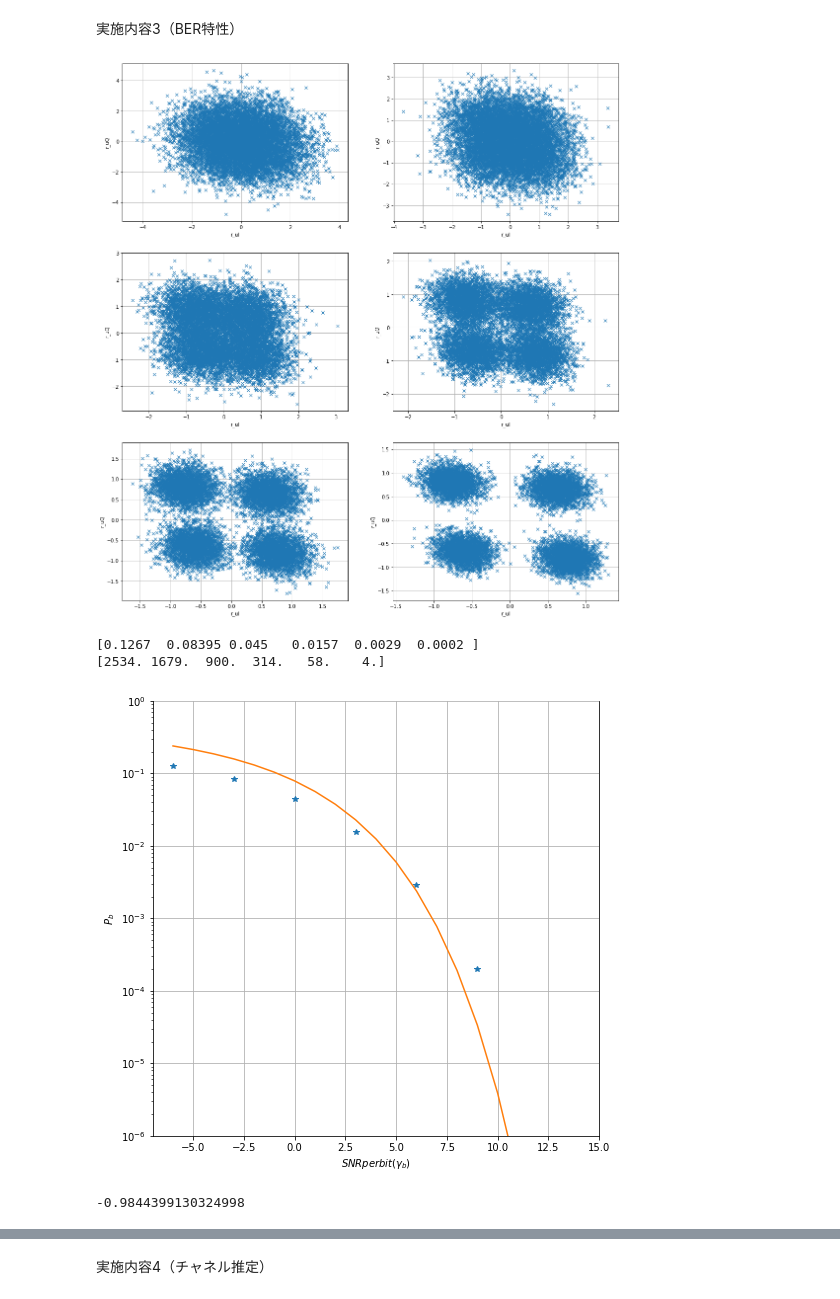
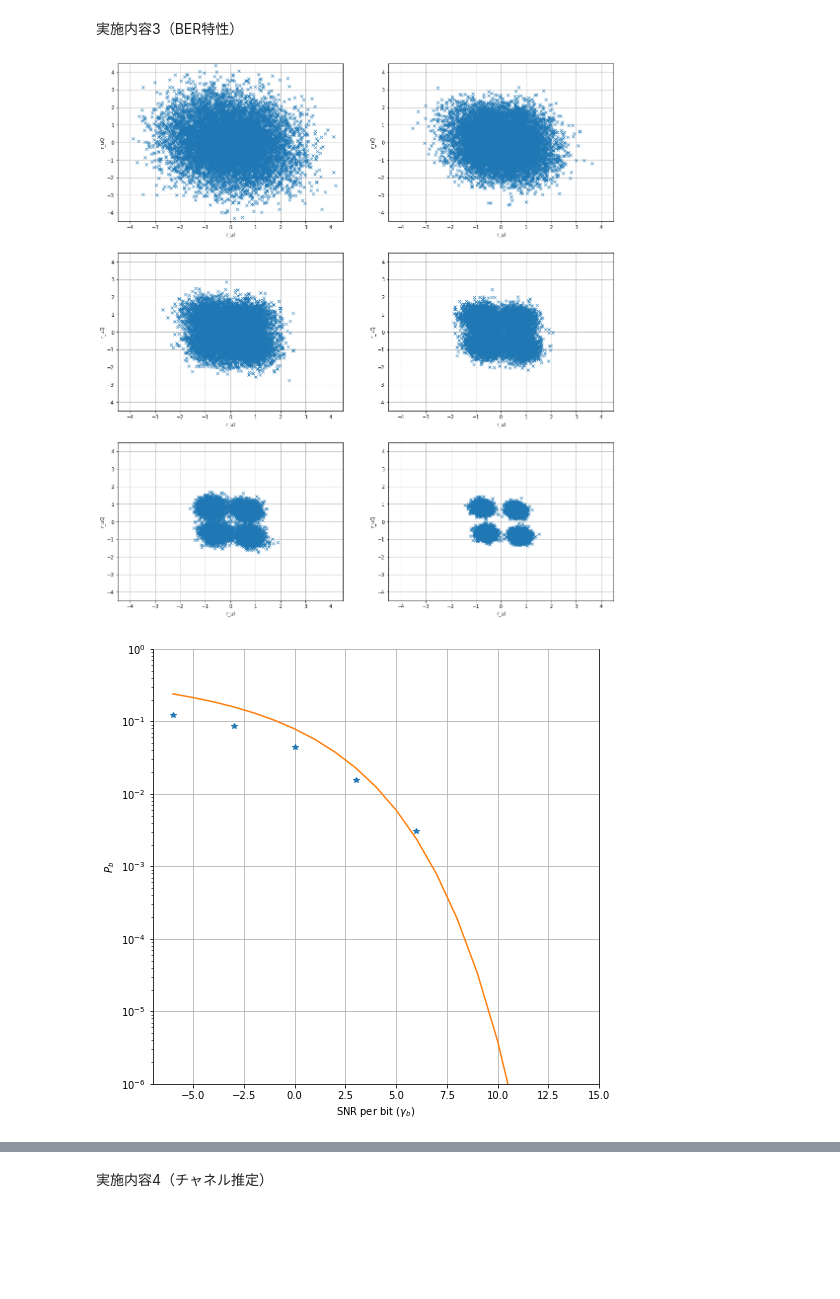
Before and after one commit to satoshi-yamakawa/exp4_3, a Jupyter notebook: exp4_kadai.ipynb, the cells around one changed output, grey strips where cells are left out. Cells and saved outputs as stored; diff of their text form; code cells hidden in the pictures; blank space fills up the shorter version.

```diff
--- a/exp4_kadai.ipynb
+++ b/exp4_kadai.ipynb
@@ -161,9 +158,6 @@ ax5.grid("both")
 
 bit_num = 20000
 m = np.random.randint(0, 2, (bit_num))
-"""
-m = np.array([1,0,1,1,0,1,1,1,0,0,0,1])      # ビット系列
-"""
 M = round(m.shape[0]/2)          # シンボル数（QPSK：2ビット/シンボル)
 
 n  = np.arange(M*N);
@@ -208,18 +202,17 @@ s_t = (u*car).real;     # 帯域信号
 rbdB = np.array([-6,-3,0,3,6,9]);
 rb = 10**(rbdB/10);
 sig2 = 5/4/rb; #熱雑音電力
-#SNR = 2*rb/5
 SNR = 1/2/sig2;
+SNRdB = 10*np.log10(SNR);
 
-SNRdB = 10*np.log10(SNR);
 BER = np.zeros(len(rbdB));
 E = np.zeros(len(rbdB));
 
 fig = plt.figure(figsize=(18,20))
 
 for ii in range(len(rbdB)):
-  #rt = s_t + 10**(-SNRdB[ii]/20)*np.random.randn(M*N); #雑音有り
-  rt = s_t + math.sqrt(sig2[ii])*np.random.randn(M*N); #雑音有り
+  rt = s_t + math.sqrt(sig2[ii])*np.random.randn(M*N);
+  #rt = s_t
 
   rI = rt*2*car.real;
   rQ = -rt*2*car.imag;
@@ -254,100 +247,83 @@ for ii in range(len(rbdB)):
     ax1.plot(r_uI, r_uQ, 'x')
     ax1.set_xlabel("r_uI")
     ax1.set_ylabel("r_uQ")
-    #ax1.set_xlim(0,t[-1]/T)
-    #ax1.set_ylim(-1.5,1.5)
     ax1.grid("both")
+    ax1.set_xlim(-4.5,4.5)
+    ax1.set_ylim(-4.5,4.5)
   if ii == 1:
     ax2 = fig.add_subplot(322)
     ax2.plot(r_uI, r_uQ, 'x')
     ax2.set_xlabel("r_uI")
     ax2.set_ylabel("r_uQ")
-    #ax1.set_xlim(0,t[-1]/T)
-    #ax1.set_ylim(-1.5,1.5)
     ax2.grid("both")
+    ax2.set_xlim(-4.5,4.5)
+    ax2.set_ylim(-4.5,4.5)
   if ii == 2:
     ax3 = fig.add_subplot(323)
     ax3.plot(r_uI, r_uQ, 'x')
     ax3.set_xlabel("r_uI")
     ax3.set_ylabel("r_uQ")
-    #ax1.set_xlim(0,t[-1]/T)
-    #ax1.set_ylim(-1.5,1.5)
     ax3.grid("both")
+    ax3.set_xlim(-4.5,4.5)
+    ax3.set_ylim(-4.5,4.5)
   if ii == 3:
     ax4 = fig.add_subplot(324)
     ax4.plot(r_uI, r_uQ, 'x')
     ax4.set_xlabel("r_uI")
     ax4.set_ylabel("r_uQ")
-    #ax1.set_xlim(0,t[-1]/T)
-    #ax1.set_ylim(-1.5,1.5)
     ax4.grid("both")
+    ax4.set_xlim(-4.5,4.5)
+    ax4.set_ylim(-4.5,4.5)
   if ii == 4:
     ax5 = fig.add_subplot(325)
     ax5.plot(r_uI, r_uQ, 'x')
     ax5.set_xlabel("r_uI")
     ax5.set_ylabel("r_uQ")
-    #ax1.set_xlim(0,t[-1]/T)
-    #ax1.set_ylim(-1.5,1.5)
     ax5.grid("both")
+    ax5.set_xlim(-4.5,4.5)
+    ax5.set_ylim(-4.5,4.5)
   if ii == 5:
     ax6 = fig.add_subplot(326)
     ax6.plot(r_uI, r_uQ, 'x')
     ax6.set_xlabel("r_uI")
     ax6.set_ylabel("r_uQ")
-    #ax1.set_xlim(0,t[-1]/T)
-    #ax1.set_ylim(-1.5,1.5)
     ax6.grid("both")
+    ax6.set_xlim(-4.5,4.5)
+    ax6.set_ylim(-4.5,4.5)
 plt.show()
 
-print(BER)
-print(E)
+#print(BER)
+#print(E)
 
 ###################################################
 Xaxi_dB = np.array(list(range(-6,15))) + 0.;
 Xaxi = np.array(np.zeros(len(Xaxi_dB))) + 0.;
 for ii in range(len(Xaxi_dB)):
   Xaxi[ii] = 10**(Xaxi_dB[ii]/10);
+
 Xsn = np.zeros(len(Xaxi));
-XsndB = np.zeros(len(Xaxi));
-Yaxi = np.zeros(len(Xaxi));
-sqrt = math.sqrt;
+XsndB = np.zeros(len(Xaxi));                        ##################
+Yaxi = np.zeros(len(Xaxi));                         # QPSK BER理論値 #
+sqrt = math.sqrt;                                   ##################
 exp = math.e;
 
 for ii in range(len(Xaxi)):
   Xsn[ii] = 2/5*Xaxi[ii];
   XsndB[ii] = 10*math.log10(Xsn[ii])
   Yaxi[ii] = 1/2*math.erfc(sqrt(Xaxi[ii]))
 ###################################################
 fig1 = plt.figure(figsize=(8,8))
 ax7 = fig1.add_subplot(111)
 ax7.plot(rbdB,BER,'*')
 ax7.plot(Xaxi_dB,Yaxi)
-ax7.set_xlabel("$SNR per bit (\gamma_b)$")
+ax7.set_xlabel("SNR per bit $(\gamma_b)$")
 ax7.set_ylabel("$P_b$")
-#ax1.set_xlim(0,t[-1]/T)
 ax7.set_ylim(0.000001,1)
 ax7.grid("both")
-"""
-plt.plot(rbdB,BER,'*')
-plt.plot(Xaxi_dB,Yaxi)
-"""
 ax = plt.gca()
 ax.spines['top'].set_color('none')
 ax.set_yscale('log')  # メイン: y軸をlogスケールで描く
-"""
-plt.title('single logarithmic plot')
-plt.set_xlabel("r_uI")
-plt.set_ylabel("r_uQ")
-plt.grid(which='major',color='black',linestyle='-')
-plt.grid(which='minor',color='black',linestyle='-')
-"""
 plt.show()
 # %% [output]
-[figure, old version]
+[figure, new version]
-[0.1267  0.08395 0.045   0.0157  0.0029  0.0002 ]
-[2534. 1679.  900.  314.   58.    4.]
-[figure, old version]
+[figure, new version]
-# %%
-print(rt[0])
-# %% [output]
--0.9844399130324998
```
Also changed, not shown: parts of 6 cells of this notebook.
